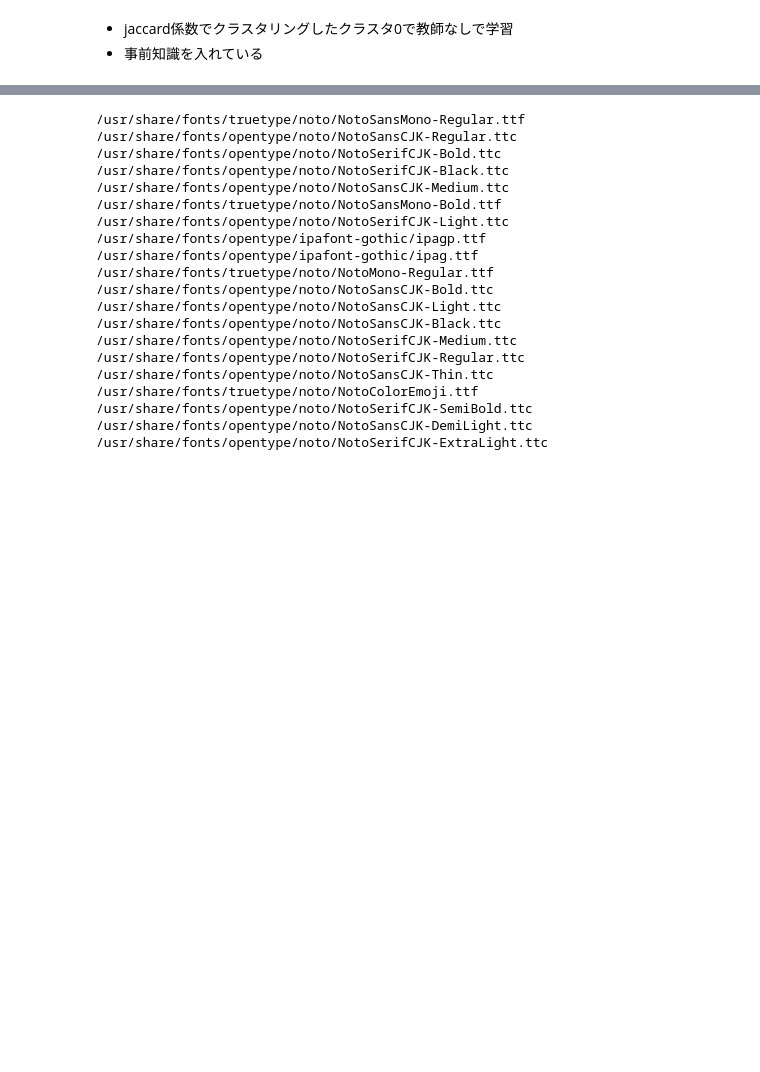
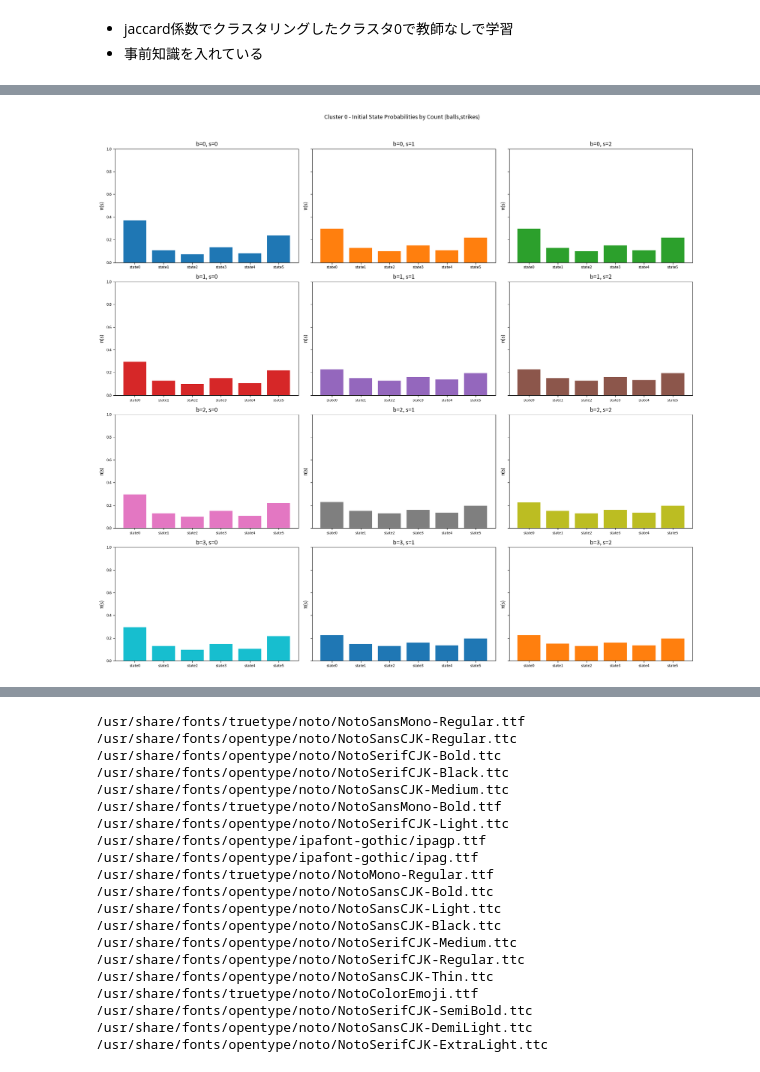
Before and after one commit to c0b220354a/kenkyu, a Jupyter notebook: IOHMM_pitch_cluster_unsup.ipynb, the cells around one changed output, grey strips where cells are left out. Drawn from its saved outputs; the diff is of its cells as text; code cells hidden in the pictures; blank space fills up the shorter version.

```diff
--- a/IOHMM_pitch_cluster_unsup.ipynb
+++ b/IOHMM_pitch_cluster_unsup.ipynb
@@ -284,7 +284,7 @@ n_cols = 3
 n_rows = ceil(n_cov / n_cols)
 
 for cluster in cluster_list:
-    model_dir = f"iohmm_cluster_0_with_prior"
+    model_dir = f"iohmm_cluster_0_with_prior_6"
     model_fp  = os.path.join(model_dir, "model.pkl")
     enc_fp    = os.path.join(model_dir, "encoders.pkl")
 
@@ -300,33 +300,35 @@ for cluster in cluster_list:
     # 隠れ状態ID と表示ラベルを用意
     state_ids    = np.arange(shmm_loaded.num_states)
     state_labels = [f"state{st}" for st in state_ids]
 
     fig, axes = plt.subplots(n_rows, n_cols, figsize=(18, 4 * n_rows), sharey=True)
     axes = axes.flatten()
     fig.suptitle(f"Cluster {cluster} - Initial State Probabilities by Count (balls,strikes)", y=1.02)
 
     for idx, (b, s) in enumerate(covs):
         ax = axes[idx]
         # one-hot に変換して π(s) を取得
         x_input = encs["ohe_input"].transform([[b, s]])
         log_pi  = shmm_loaded.model_initial.predict_log_proba(x_input)[0]
         pi      = np.exp(log_pi)
 
         # プロット
         ax.bar(state_ids, pi, color=f"C{idx % 10}")
         ax.set_title(f"b={b}, s={s}", fontsize=12)
         ax.set_xticks(state_ids)
         ax.set_xticklabels(state_labels, rotation=0, fontsize=8)
         ax.set_ylabel("π(s)", fontsize=10)
         ax.set_ylim(0, 1.0)
         ax.yaxis.set_tick_params(labelsize=8)
 
     # 余ったサブプロットを非表示に
     for j in range(n_cov, n_rows * n_cols):
         axes[j].axis("off")
 
     plt.tight_layout(rect=[0, 0, 0.98, 1.00])
     plt.show()
+# %% [output]
+[figure, added]
 # %%
 import os
 import pickle
```
Also changed, not shown: parts of 7 cells of this notebook, 1 other file.
